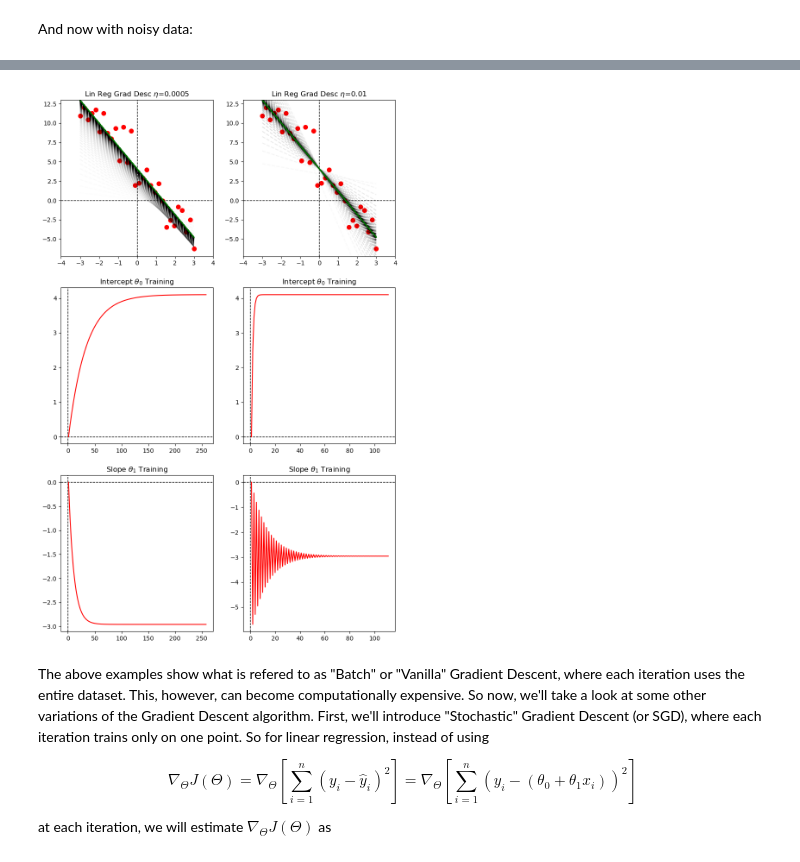
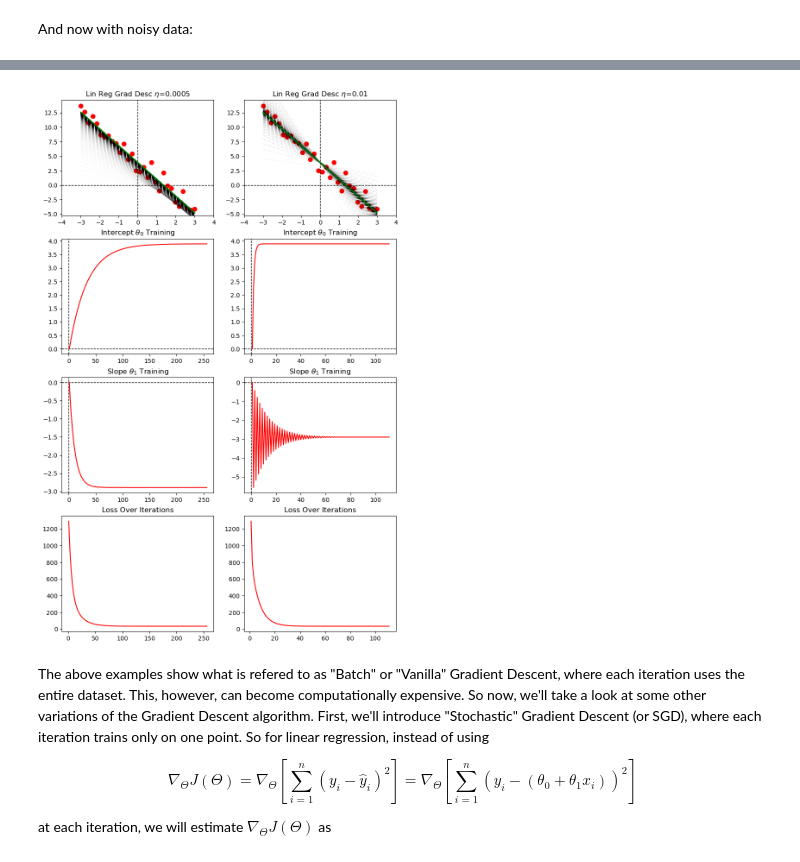
Before and after one commit to JakeLarimer/MLAlgosFromScratch, a Jupyter notebook: LinearRegressionWithGradientDescent.ipynb, the cells around one changed output, grey strips where cells are left out. Saved outputs shown, nothing was run; the diff lists cells and outputs as text; code cells hidden in the pictures.

```diff
--- a/LinearRegressionWithGradientDescent.ipynb
+++ b/LinearRegressionWithGradientDescent.ipynb
@@ -313,9 +255,9 @@ for k in range(len(etascale)):
 
     if k == 0:
         theta = [[np.array([0,0])]]
-        # print(theta.shape)
+
         gradJ = [[find_gradJ(x, y, theta[k][-1])]]
-        #print(theta[k])
+
     else:
         theta.append([np.array([0,0])])
         gradJ.append([find_gradJ(x, y, theta[k][-1])])
@@ -326,59 +268,56 @@ for k in range(len(etascale)):
 
     # t = 0
     while abs(gradJ[k][-1][0]) > epsilon[0] or abs(gradJ[k][-1][1]) > epsilon[1]:
-        # print((theta[k][-1] - etascale[k] * gradJ[k][-1]).shape)
+
         theta[k].append(theta[k][-1] - etascale[k] * gradJ[k][-1])
 
         gradJ[k].append(find_gradJ(x, y, theta[k][-1]))
 
-        #ypred = theta[k][-1][0] + x * theta[k][-1][1]
-        #ypred_list[k].append(ypred)
+
         ypred_list[k].append(theta[k][-1][0] + x * theta[k][-1][1])
 
         num_iters[k] += 1
 
 
-fig, axes = plt.subplots(3, len(etascale), figsize=(10,16))
-#fig2, axes2 = plt.subplots(1, 2, subplot_kw={'projection':'3d'}, figsize=(10,6))
+fig, axes = plt.subplots(4, len(etascale), figsize=(10,16))
+
 
 for j in range(len(etascale)):
 
     for k in range(3):
         axes[k, j].axhline(0, color='black', linestyle='--', linewidth=1)
         axes[k, j].axvline(0, color='black', linestyle='--', linewidth=1)
 
     # Plotting Points and Regression
     axes[0, j].scatter(x, y, color="red", s=50)
     for i in range(num_iters[j]-1):
         axes[0, j].plot(x, ypred_list[j][i], color='black', alpha=(i+1)/num_iters[j], linestyle="--")
     axes[0, j].plot(x, ypred_list[j][-1], color='green', linewidth=2)
     axes[0, j].set_title(f"Lin Reg Grad Desc $\\eta$={etascale[j]}")
     axes[0, j].set_xlim(min(x)-1, max(x)+1)
     axes[0, j].set_ylim(min(y)-1, max(y)+1)
 
     # Plotting theta[0] over iterations
     axes[1, j].plot(list(range(1, num_iters[j]+1)), [theta_vec[0] for theta_vec in theta[j]], color="red")#, s=50)
     axes[1, j].set_title(f"Intercept $\\theta_0$ Training")
 
     # Plotting theta[1] over iterations
     axes[2, j].plot(list(range(1, num_iters[j]+1)), [theta_vec[1] for theta_vec in theta[j]], color="red")#, s=50)
     axes[2, j].set_title(f"Slope $\\theta_1$ Training")
 
     # Plotting loss over time
-    #J = []
-    #print(len(ypred_list[0]))
-    #print(num_iters[0])
-    #print(len([theta_vec[0] for theta_vec in theta[j]]))
-    #for i in range(num_iters[j]):
-        #Jval = 0.
+    J = []
 
-        #np.sum((y - ypred_list[j][i]) ** 2)
+    for i in range(num_iters[j]):
 
-        #J.append(Jval)
+        Jval = np.sum((y - ypred_list[j][i]) ** 2)
 
-    #axes2[j].plot([theta_vec[0] for theta_vec in theta[j]], [theta_vec[1] for theta_vec in theta[j]], J)
+        J.append(Jval)
+
+    axes[3, j].set_title(f"Loss Over Iterations")
+    axes[3, j].plot(list(range(1, num_iters[j]+1)), J, color="red")#, s=50)
 # %% [output]
-[figure, old version]
+[figure, new version]
 # %% [markdown]
 The above examples show what is refered to as "Batch" or "Vanilla" Gradient Descent, where each iteration uses the entire dataset. This, however, can become computationally expensive. So now, we'll take a look at some other variations of the Gradient Descent algorithm. First, we'll introduce "Stochastic" Gradient Descent (or SGD), where each iteration trains only on one point. So for linear regression, instead of using
 
```
Also changed, not shown: parts of 2 cells of this notebook.
